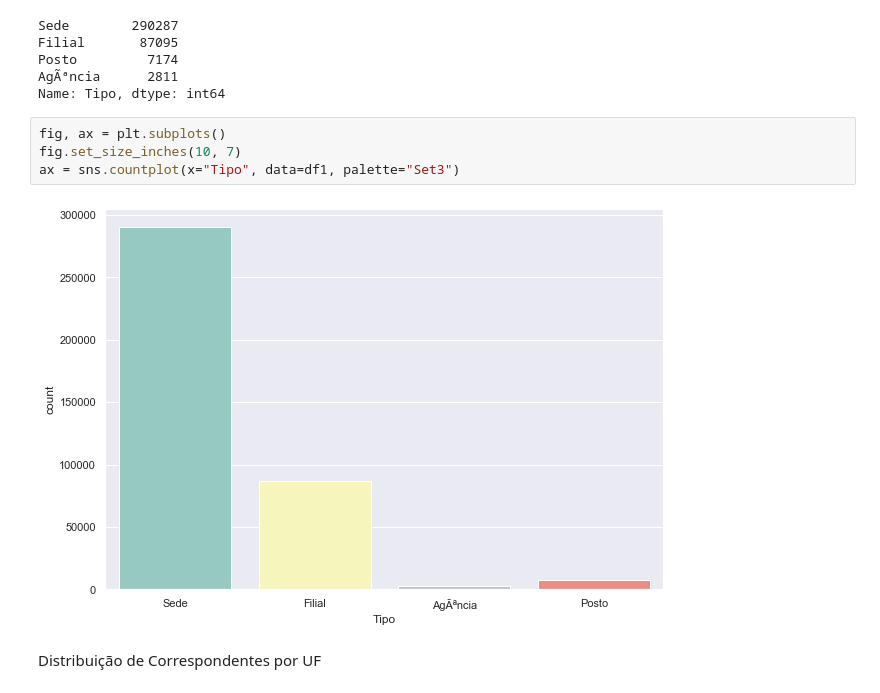
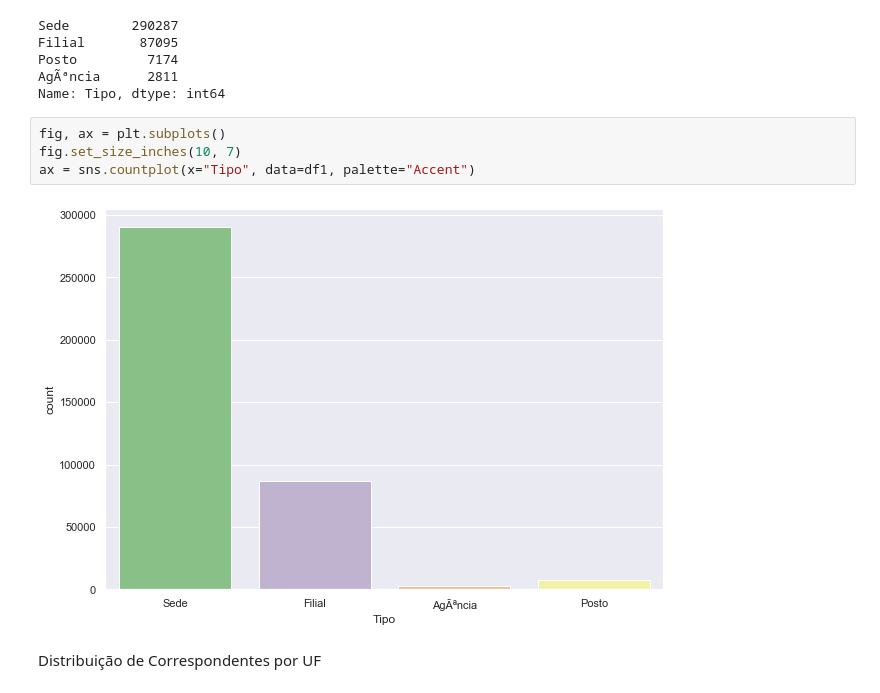
Before and after one commit to ljsantos/MiyabaraThiago_DataEngineeringScience, a Jupyter notebook: NotebooksDataScience/Studies/MyBeginningKaggle/DadosGoverno/Dados Correspondes Bancários BC - Banco Central - Cleaning Nan Values.ipynb, the cells around one changed output. Drawn from its saved outputs; the diff is of its cells as text.

```diff
--- a/NotebooksDataScience/Studies/MyBeginningKaggle/DadosGoverno/Dados Correspondes Bancários BC - Banco Central - Cleaning Nan Values.ipynb
+++ b/NotebooksDataScience/Studies/MyBeginningKaggle/DadosGoverno/Dados Correspondes Bancários BC - Banco Central - Cleaning Nan Values.ipynb
@@ -163,9 +163,9 @@ Name: Tipo, dtype: int64
 # %%
 fig, ax = plt.subplots()
 fig.set_size_inches(10, 7)
-ax = sns.countplot(x="Tipo", data=df1, palette="Set3")
+ax = sns.countplot(x="Tipo", data=df1, palette="Accent")
 # %% [output]
-[figure, old version]
+[figure, new version]
 # %% [markdown]
 Distribuição de Correspondentes por UF
 # %%
```
Also changed, not shown: 1 other file.
